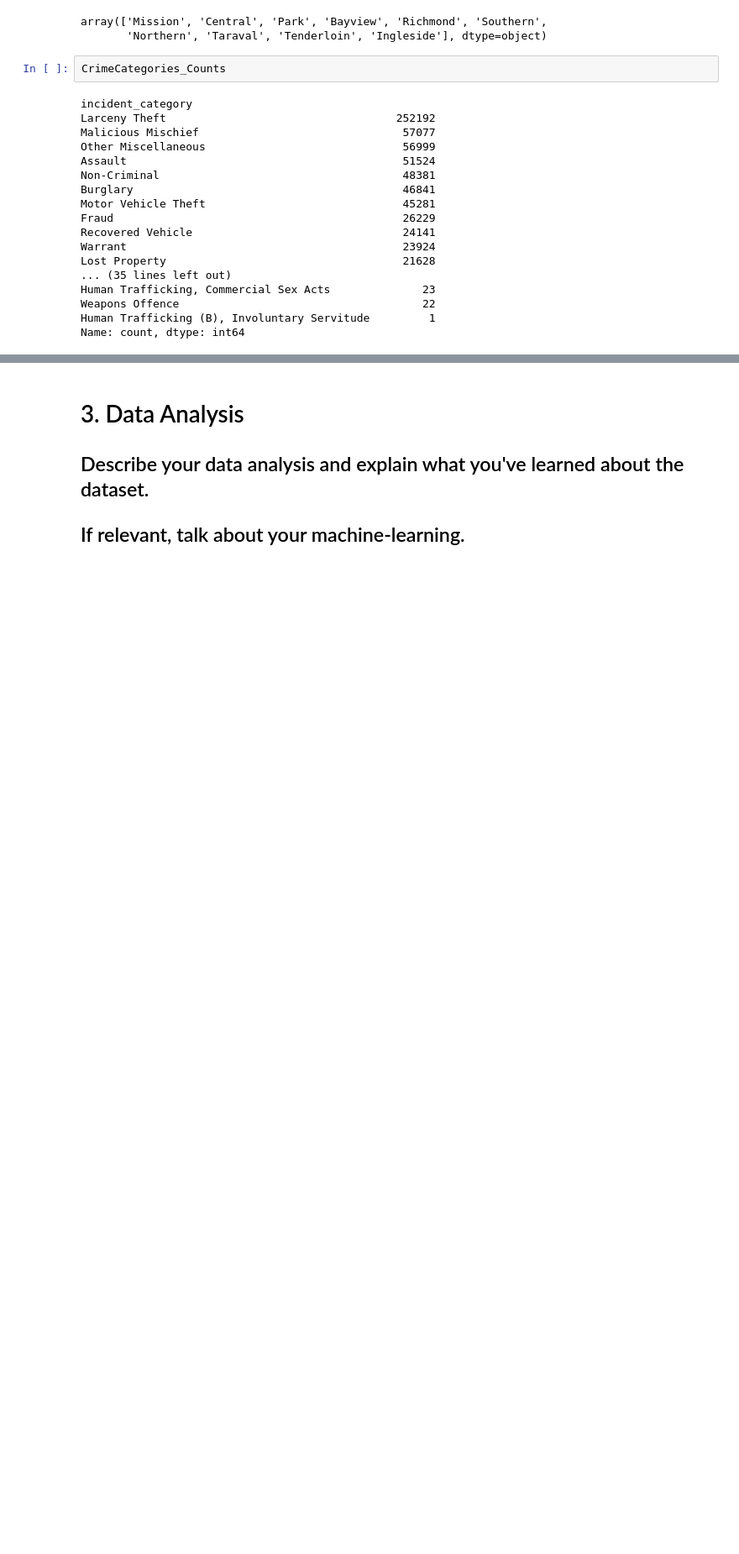
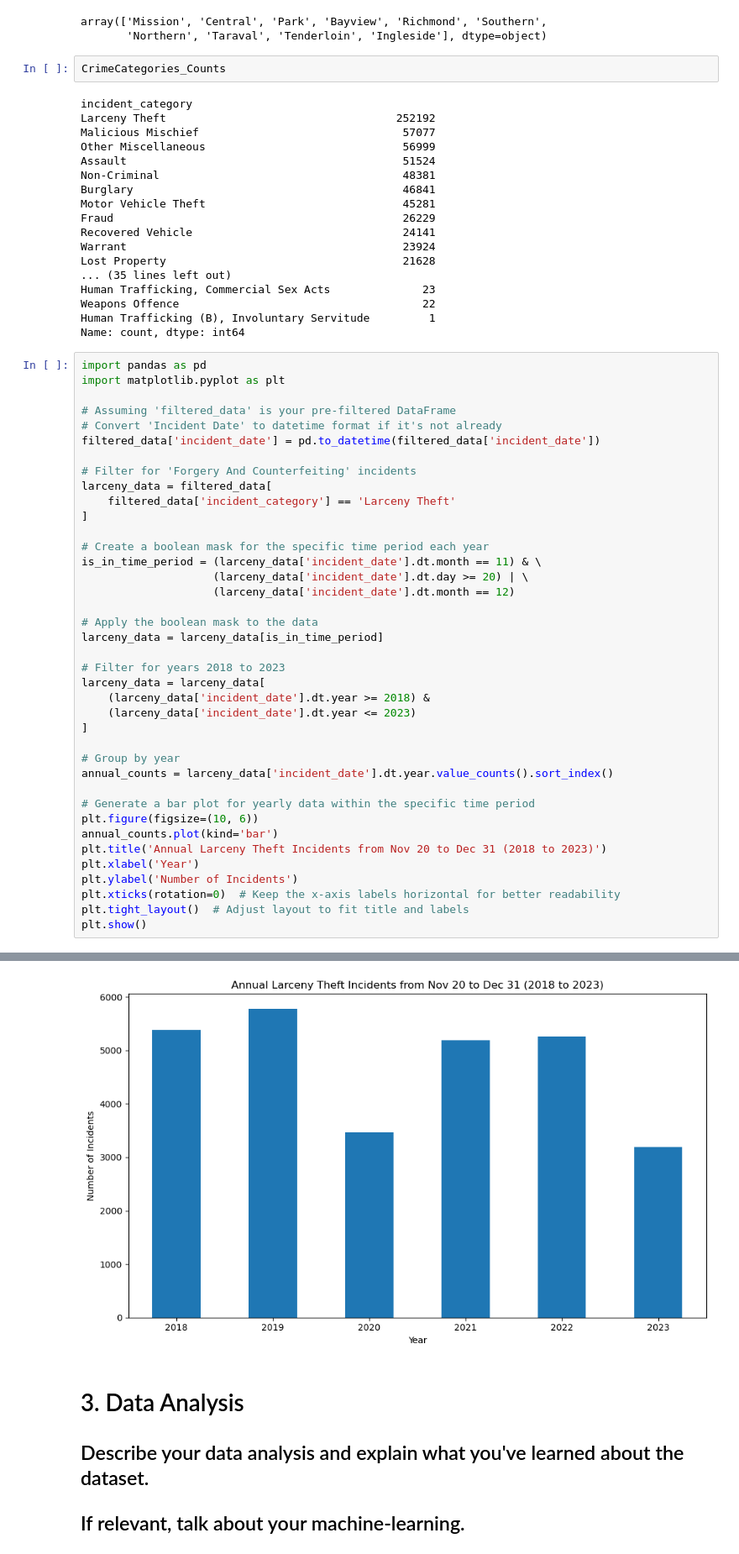
Before and after one commit to ShivGopal20/ShivGopal20.github.io, a Jupyter notebook: test.ipynb, the cells around one changed output, grey strips where cells are left out. Shown: that part at 84% size. Saved outputs shown, nothing was run; the diff lists cells and outputs as text; blank space fills up the shorter version.

Commit message:
Annual theft plot working

```diff
--- a/test.ipynb
+++ b/test.ipynb
@@ -74,3 +74,43 @@ Human Trafficking, Commercial Sex Acts              23
 Weapons Offence                                     22
 Human Trafficking (B), Involuntary Servitude         1
 Name: count, dtype: int64
+# %%
+import pandas as pd
+import matplotlib.pyplot as plt
+
+# Assuming 'filtered_data' is your pre-filtered DataFrame
+# Convert 'Incident Date' to datetime format if it's not already
+filtered_data['incident_date'] = pd.to_datetime(filtered_data['incident_date'])
+
+# Filter for 'Forgery And Counterfeiting' incidents
+larceny_data = filtered_data[
+    filtered_data['incident_category'] == 'Larceny Theft'
+]
+
+# Create a boolean mask for the specific time period each year
+is_in_time_period = (larceny_data['incident_date'].dt.month == 11) & \
+                    (larceny_data['incident_date'].dt.day >= 20) | \
+                    (larceny_data['incident_date'].dt.month == 12)
+
+# Apply the boolean mask to the data
+larceny_data = larceny_data[is_in_time_period]
+
+# Filter for years 2018 to 2023
+larceny_data = larceny_data[
+    (larceny_data['incident_date'].dt.year >= 2018) &
+    (larceny_data['incident_date'].dt.year <= 2023)
+]
+
+# Group by year
+annual_counts = larceny_data['incident_date'].dt.year.value_counts().sort_index()
+
+# Generate a bar plot for yearly data within the specific time period
+plt.figure(figsize=(10, 6))
+annual_counts.plot(kind='bar')
+plt.title('Annual Larceny Theft Incidents from Nov 20 to Dec 31 (2018 to 2023)')
+plt.xlabel('Year')
+plt.ylabel('Number of Incidents')
+plt.xticks(rotation=0)  # Keep the x-axis labels horizontal for better readability
+plt.tight_layout()  # Adjust layout to fit title and labels
+plt.show()
+# %% [output]
@@ -77,3 +122,4 @@ Name: count, dtype: int64
+[figure, added]
 # %% [markdown]
 # 3. Data Analysis
 
```
Also changed, not shown: parts of 1 cell of this notebook.
